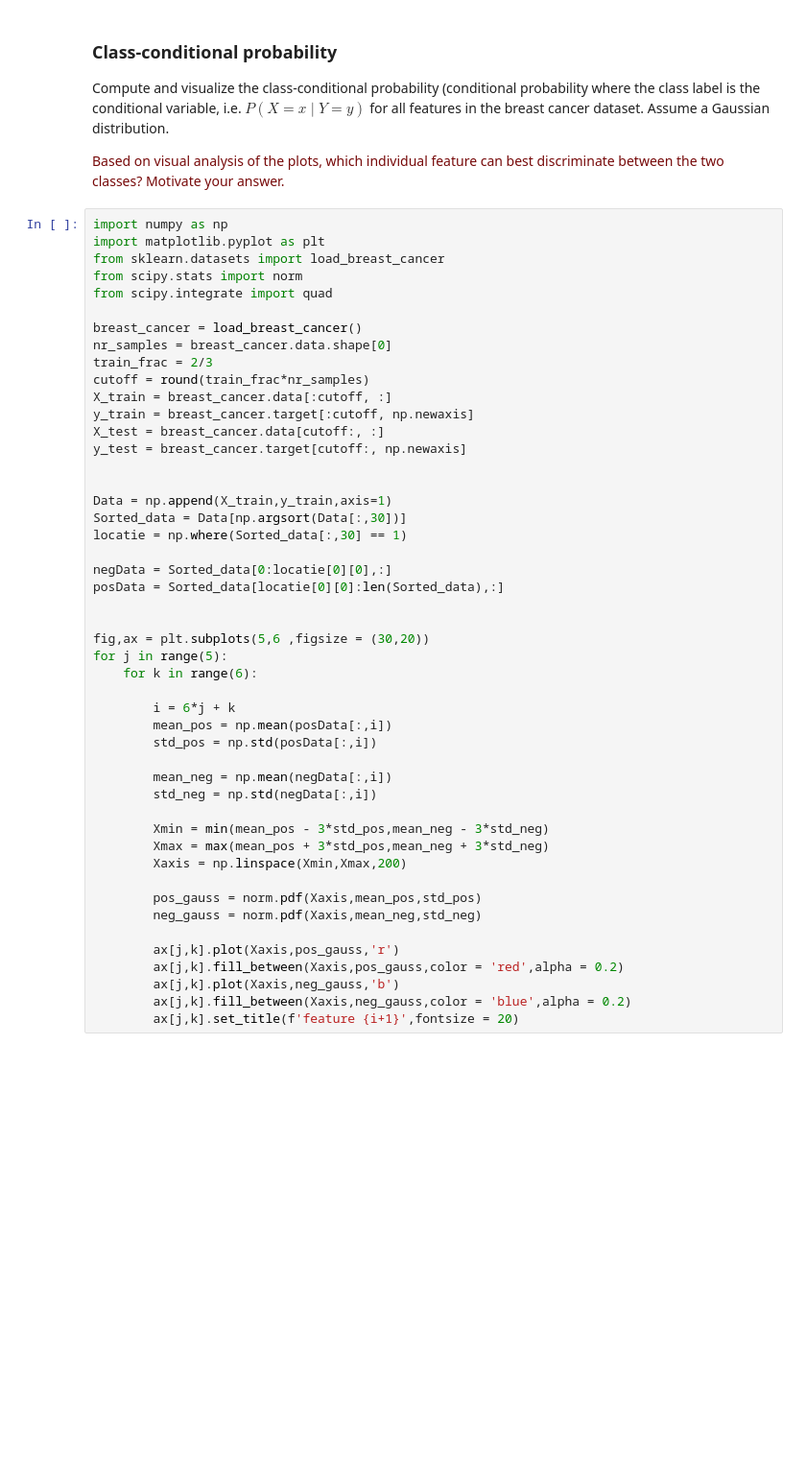
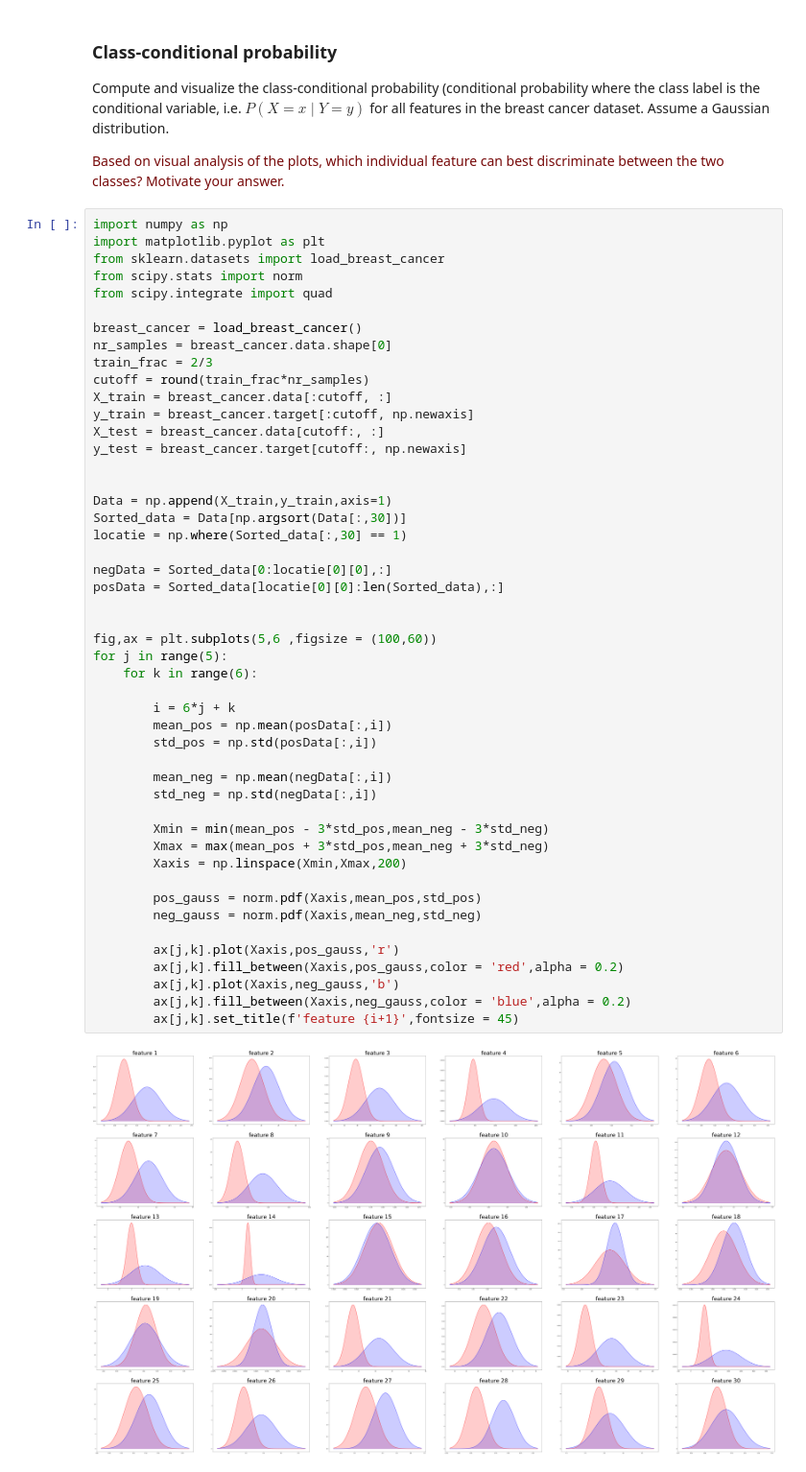
Before and after one commit to florisverheijen/8dm50-machine-learning, a Jupyter notebook: practicals/week_1.ipynb, the cells around one changed output. Shown at 96% size. Saved outputs shown, nothing was run; the diff lists cells and outputs as text; blank space fills up the shorter version.

```diff
--- a/practicals/week_1.ipynb
+++ b/practicals/week_1.ipynb
@@ -237,32 +265,34 @@ y_test = breast_cancer.target[cutoff:, np.newaxis]
 
 Data = np.append(X_train,y_train,axis=1)
 Sorted_data = Data[np.argsort(Data[:,30])]
 locatie = np.where(Sorted_data[:,30] == 1)
 
 negData = Sorted_data[0:locatie[0][0],:]
 posData = Sorted_data[locatie[0][0]:len(Sorted_data),:]
 
 
-fig,ax = plt.subplots(5,6 ,figsize = (30,20))
+fig,ax = plt.subplots(5,6 ,figsize = (100,60))
 for j in range(5):
     for k in range(6):
 
         i = 6*j + k
         mean_pos = np.mean(posData[:,i])
         std_pos = np.std(posData[:,i])
 
         mean_neg = np.mean(negData[:,i])
         std_neg = np.std(negData[:,i])
 
         Xmin = min(mean_pos - 3*std_pos,mean_neg - 3*std_neg)
         Xmax = max(mean_pos + 3*std_pos,mean_neg + 3*std_neg)
         Xaxis = np.linspace(Xmin,Xmax,200)
 
         pos_gauss = norm.pdf(Xaxis,mean_pos,std_pos)
         neg_gauss = norm.pdf(Xaxis,mean_neg,std_neg)
 
         ax[j,k].plot(Xaxis,pos_gauss,'r')
         ax[j,k].fill_between(Xaxis,pos_gauss,color = 'red',alpha = 0.2)
         ax[j,k].plot(Xaxis,neg_gauss,'b')
         ax[j,k].fill_between(Xaxis,neg_gauss,color = 'blue',alpha = 0.2)
-        ax[j,k].set_title(f'feature {i+1}',fontsize = 20)
+        ax[j,k].set_title(f'feature {i+1}',fontsize = 45)
+# %% [output]
+[figure, added]
```
Also changed, not shown: parts of 8 cells of this notebook.
